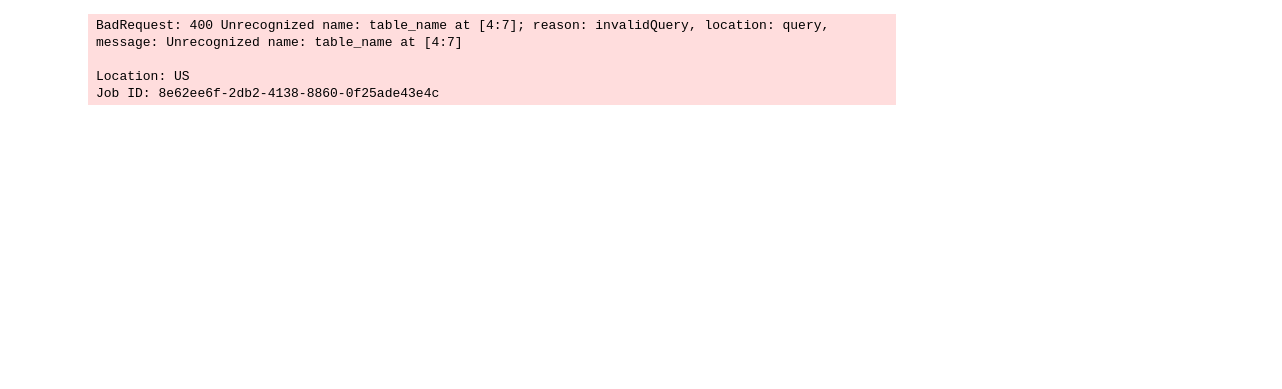
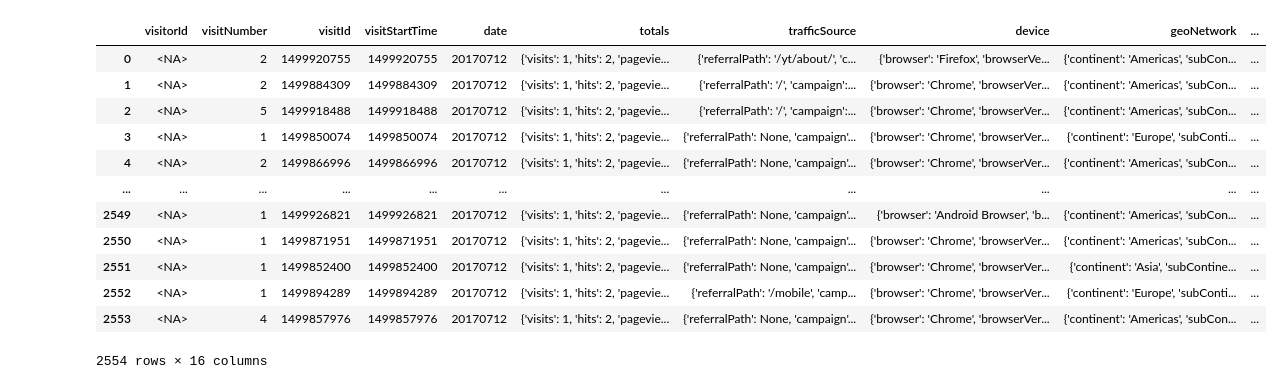
Before and after one commit to andreavecchi1996/google_analytics_ecommerce_analysis, a Jupyter notebook: notebooks/google_analytics_ecommerce_analysis_sql_code.ipynb, the cells around one changed output. Saved outputs shown, nothing was run; the diff lists cells and outputs as text; code cells hidden in the pictures; blank space fills up the shorter version.

Commit message:
added queries to understand data structure

```diff
--- a/notebooks/google_analytics_ecommerce_analysis_sql_code.ipynb
+++ b/notebooks/google_analytics_ecommerce_analysis_sql_code.ipynb
@@ -87,7 +73,26 @@ df
 | 0 | 2556 |
 # %%
+
+query = """
+SELECT *
+FROM `bigquery-public-data.google_analytics_sample.ga_sessions_20170712`
+
+
+"""
+
+df = client.query(query).to_dataframe()
+df
 # %% [output]
+|  | visitorId | visitNumber | visitId | visitStartTime | date | totals | trafficSource | device | geoNetwork | ... |
+| 0 | <NA> | 2 | 1499920755 | 1499920755 | 20170712 | {'visits': 1, 'hits': 2, 'pagevie... | {'referralPath': '/yt/about/', 'c... | {'browser': 'Firefox', 'browserVe... | {'continent': 'Americas', 'subCon... | ... |
+| 1 | <NA> | 2 | 1499884309 | 1499884309 | 20170712 | {'visits': 1, 'hits': 2, 'pagevie... | {'referralPath': '/', 'campaign':... | {'browser': 'Chrome', 'browserVer... | {'continent': 'Americas', 'subCon... | ... |
+| 2 | <NA> | 5 | 1499918488 | 1499918488 | 20170712 | {'visits': 1, 'hits': 2, 'pagevie... | {'referralPath': '/', 'campaign':... | {'browser': 'Chrome', 'browserVer... | {'continent': 'Americas', 'subCon... | ... |
+| 3 | <NA> | 1 | 1499850074 | 1499850074 | 20170712 | {'visits': 1, 'hits': 2, 'pagevie... | {'referralPath': None, 'campaign'... | {'browser': 'Chrome', 'browserVer... | {'continent': 'Europe', 'subConti... | ... |
+| 4 | <NA> | 2 | 1499866996 | 1499866996 | 20170712 | {'visits': 1, 'hits': 2, 'pagevie... | {'referralPath': None, 'campaign'... | {'browser': 'Chrome', 'browserVer... | {'continent': 'Americas', 'subCon... | ... |
+| ... | ... | ... | ... | ... | ... | ... | ... | ... | ... | ... |
+| 2549 | <NA> | 1 | 1499926821 | 1499926821 | 20170712 | {'visits': 1, 'hits': 2, 'pagevie... | {'referralPath': None, 'campaign'... | {'browser': 'Android Browser', 'b... | {'continent': 'Americas', 'subCon... | ... |
+| 2550 | <NA> | 1 | 1499871951 | 1499871951 | 20170712 | {'visits': 1, 'hits': 2, 'pagevie... | {'referralPath': None, 'campaign'... | {'browser': 'Chrome', 'browserVer... | {'continent': 'Americas', 'subCon... | ... |
+| 2551 | <NA> | 1 | 1499852400 | 1499852400 | 20170712 | {'visits': 1, 'hits': 2, 'pagevie... | {'referralPath': None, 'campaign'... | {'browser': 'Chrome', 'browserVer... | {'continent': 'Asia', 'subContine... | ... |
+| 2552 | <NA> | 1 | 1499894289 | 1499894289 | 20170712 | {'visits': 1, 'hits': 2, 'pagevie... | {'referralPath': '/mobile', 'camp... | {'browser': 'Chrome', 'browserVer... | {'continent': 'Europe', 'subConti... | ... |
+| 2553 | <NA> | 4 | 1499857976 | 1499857976 | 20170712 | {'visits': 1, 'hits': 2, 'pagevie... | {'referralPath': None, 'campaign'... | {'browser': 'Chrome', 'browserVer... | {'continent': 'Americas', 'subCon... | ... |
-BadRequest: 400 Unrecognized name: table_name at [4:7]; reason: invalidQuery, location: query, message: Unrecognized name: table_name at [4:7]
-
-Location: US
-Job ID: 8e62ee6f-2db2-4138-8860-0f25ade43e4c
+2554 rows × 16 columns
```
Also changed, not shown: parts of 4 cells of this notebook.
